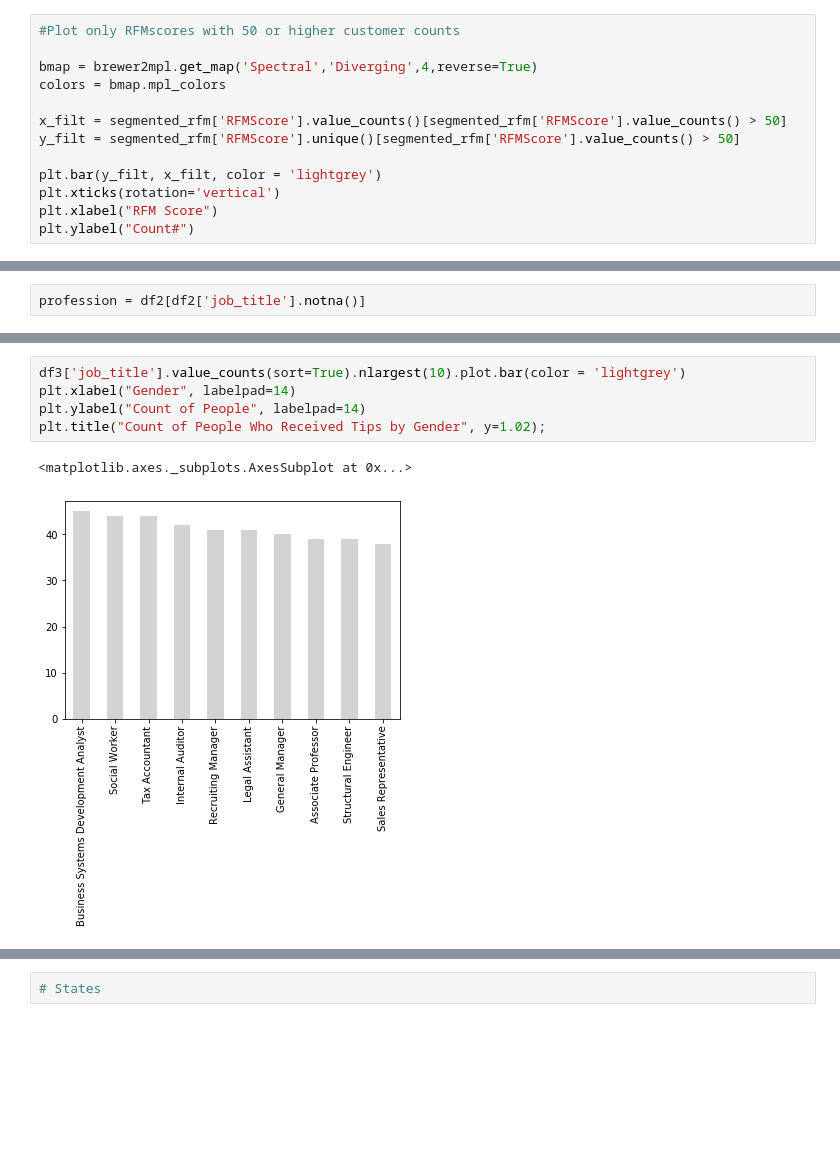
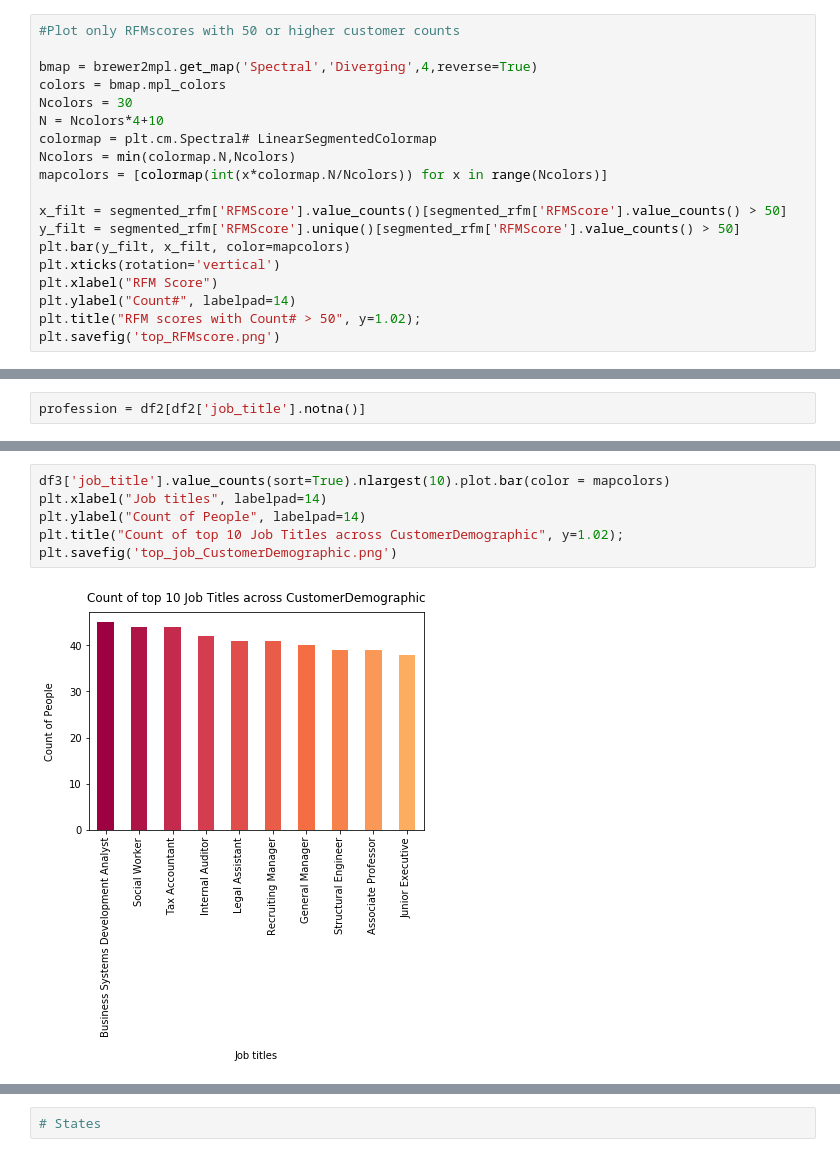
Before and after one commit to drmonikabalint/KPMG-virtual-internship, a Jupyter notebook: KPMG_module2.ipynb, the cells around one changed output, grey strips where cells are left out. Drawn from its saved outputs; the diff is of its cells as text; blank space fills up the shorter version.

```diff
--- a/KPMG_module2.ipynb
+++ b/KPMG_module2.ipynb
@@ -534,12 +575,18 @@ plt.show()
 
 bmap = brewer2mpl.get_map('Spectral','Diverging',4,reverse=True)
 colors = bmap.mpl_colors
+Ncolors = 30
+N = Ncolors*4+10
+colormap = plt.cm.Spectral# LinearSegmentedColormap
+Ncolors = min(colormap.N,Ncolors)
+mapcolors = [colormap(int(x*colormap.N/Ncolors)) for x in range(Ncolors)]
 
 x_filt = segmented_rfm['RFMScore'].value_counts()[segmented_rfm['RFMScore'].value_counts() > 50]
 y_filt = segmented_rfm['RFMScore'].unique()[segmented_rfm['RFMScore'].value_counts() > 50]
-
-plt.bar(y_filt, x_filt, color = 'lightgrey')
+plt.bar(y_filt, x_filt, color=mapcolors)
 plt.xticks(rotation='vertical')
 plt.xlabel("RFM Score")
-plt.ylabel("Count#")
+plt.ylabel("Count#", labelpad=14)
+plt.title("RFM scores with Count# > 50", y=1.02);
+plt.savefig('top_RFMscore.png')
 # %% [output]
@@ -608,8 +659,8 @@ profession['job_title'].value_counts(sort=True).nlargest(10).plot.bar(color = 'l
 # %%
-df3['job_title'].value_counts(sort=True).nlargest(10).plot.bar(color = 'lightgrey')
-plt.xlabel("Gender", labelpad=14)
+df3['job_title'].value_counts(sort=True).nlargest(10).plot.bar(color = mapcolors)
+plt.xlabel("Job titles", labelpad=14)
 plt.ylabel("Count of People", labelpad=14)
-plt.title("Count of People Who Received Tips by Gender", y=1.02);
+plt.title("Count of top 10 Job Titles across CustomerDemographic", y=1.02);
+plt.savefig('top_job_CustomerDemographic.png')
 # %% [output]
-<matplotlib.axes._subplots.AxesSubplot at 0x...>
-[figure, old version]
+[figure, new version]
```
Also changed, not shown: parts of 24 cells of this notebook.
